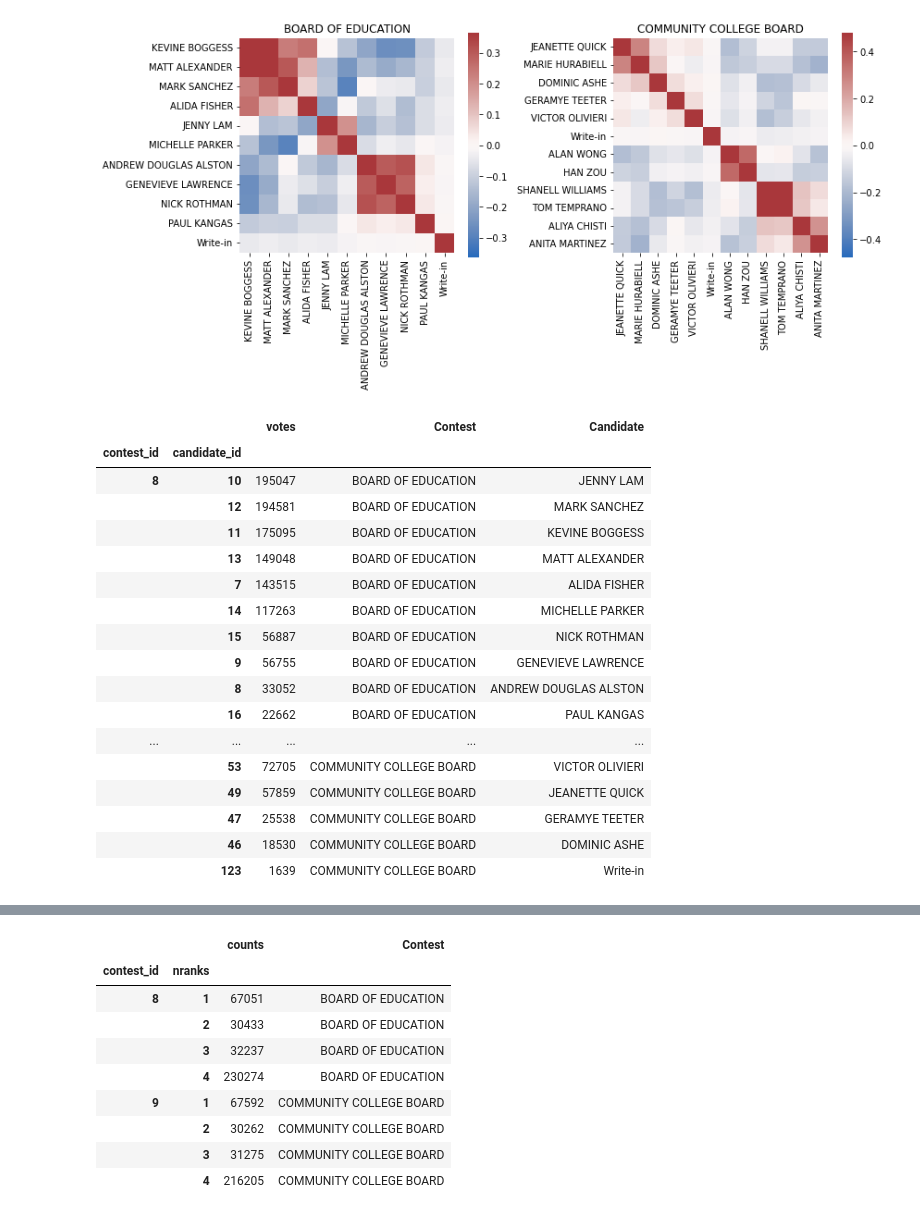
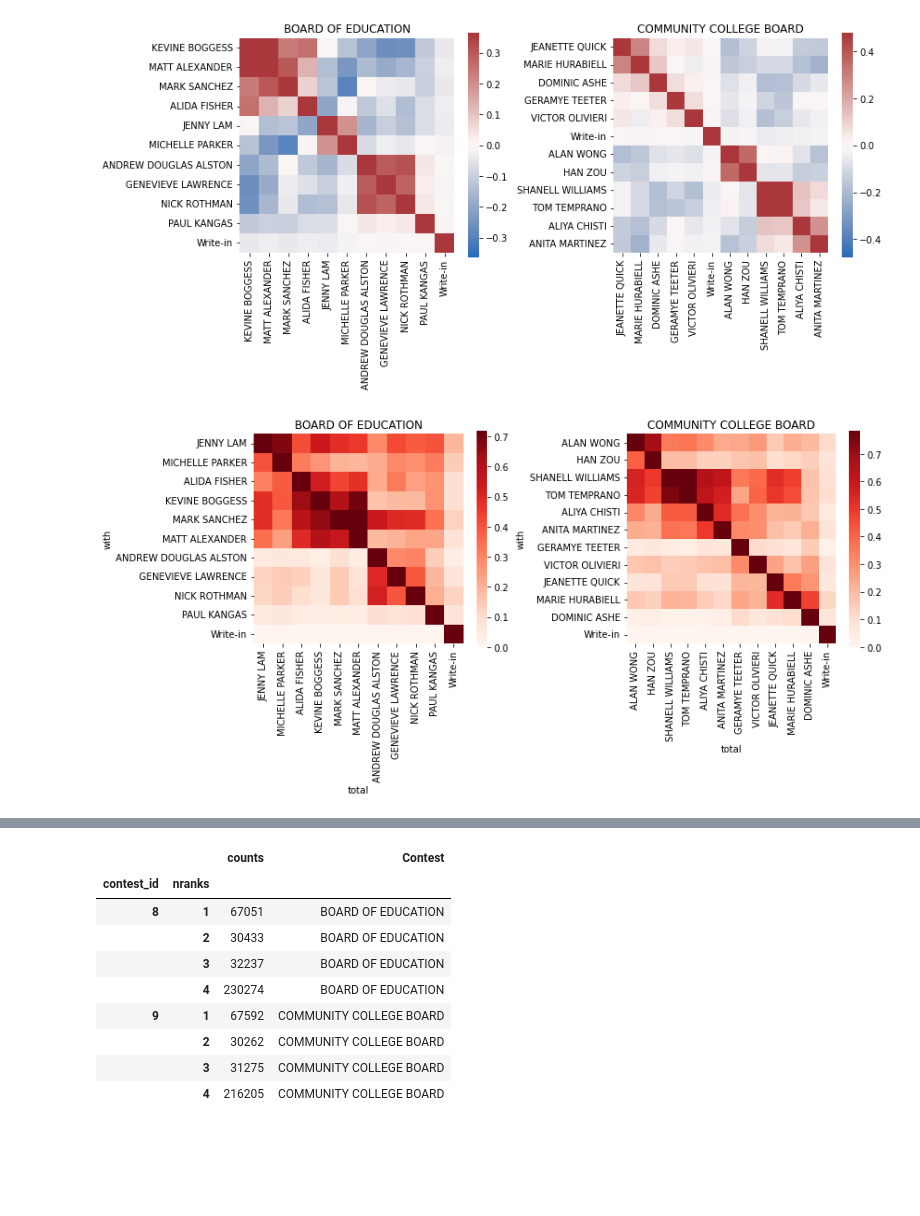
Before and after one commit to chrisroat/calrcv, a Jupyter notebook: analysis.ipynb, the cells around one changed output, grey strips where cells are left out. Drawn from its saved outputs; the diff is of its cells as text; code cells hidden in the pictures; blank space fills up the shorter version.

```diff
--- a/analysis.ipynb
+++ b/analysis.ipynb
@@ -24,6 +25,7 @@ df = df[df["is_vote"] & ~df["is_ambiguous"]]
 %%time
 
 df_corrs = {}
+df_fracs = {}
 for contest_id, df_corr in df.groupby(['contest_id']):
     df_corr = df_corr.join(df_candidates)
     df_corr['mark'] = 1
@@ -35,4 +37,5 @@ for contest_id, df_corr in df.groupby(['contest_id']):
     )
     contest = df_contests.loc[contest_id, 'Contest']
     df_corrs[contest] = df_corr.corr()
+    df_fracs[contest] = df_corr.T.dot(df_corr) / df_corr.sum()
 # %% [output]
@@ -41,26 +57,11 @@ Wall time: 1.97 s
 # %%
-col_wrap = 2
-ncontests = len(df_corrs)
-
-ncol = ncontests if ncontests < col_wrap else col_wrap
-nrow = int(np.ceil(ncontests / col_wrap))
-
 _, axes = plt.subplots(nrows=nrow, ncols=ncol, figsize=(ncol*6, nrow*6))
 
 for (contest, df_corr), ax in zip(df_corrs.items(), axes.flatten()):
-
-    import scipy.cluster.hierarchy as spc
-    pdist = spc.distance.pdist(df_corr.values)
-    linkage = spc.linkage(pdist, method='complete')
-    idx = spc.fcluster(linkage, 0.5 * pdist.max(), 'distance')
-    idx = np.argsort(idx)
-    df_corr = df_corr.iloc[idx, idx]
-
+    df_corr = cluster_order(df_corr)
     size = df_corr.shape[0]
     mask = np.triu(np.repeat(True, size))
-
     limit = np.abs(df_corr.values[~mask]).max()
-
     sns.heatmap(df_corr, square=True,
                 cmap="vlag", vmin=-limit, vmax=limit,
                 ax=ax, cbar_kws={"shrink": 0.8})
@@ -72,31 +73,22 @@ for (contest, df_corr), ax in zip(df_corrs.items(), axes.flatten()):
 plt.tight_layout()
 # %% [output]
 [figure]
-# %%
-df_sizes = df.groupby(["contest_id", "candidate_id"], observed=True).size().to_frame('votes')
-
-def sort_votes(d):
-    return d.sort_values('votes', ascending=False).reset_index('contest_id', drop=True)
-
-df_sizes = df_sizes.groupby('contest_id').apply(sort_votes)
-df_sizes = df_sizes.join(df_contests['Contest']).join(df_candidates)
-df_sizes
-# %% [output]
-|  |  | votes | Contest | Candidate |
-| contest_id | candidate_id |  |  |  |
-| 8 | 10 | 195047 | BOARD OF EDUCATION | JENNY LAM |
-|  | 12 | 194581 | BOARD OF EDUCATION | MARK SANCHEZ |
-|  | 11 | 175095 | BOARD OF EDUCATION | KEVINE BOGGESS |
-|  | 13 | 149048 | BOARD OF EDUCATION | MATT ALEXANDER |
-|  | 7 | 143515 | BOARD OF EDUCATION | ALIDA FISHER |
-|  | 14 | 117263 | BOARD OF EDUCATION | MICHELLE PARKER |
-|  | 15 | 56887 | BOARD OF EDUCATION | NICK ROTHMAN |
-|  | 9 | 56755 | BOARD OF EDUCATION | GENEVIEVE LAWRENCE |
-|  | 8 | 33052 | BOARD OF EDUCATION | ANDREW DOUGLAS ALSTON |
-|  | 16 | 22662 | BOARD OF EDUCATION | PAUL KANGAS |
-| ... | ... | ... | ... | ... |
-|  | 53 | 72705 | COMMUNITY COLLEGE BOARD | VICTOR OLIVIERI |
-|  | 49 | 57859 | COMMUNITY COLLEGE BOARD | JEANETTE QUICK |
-|  | 47 | 25538 | COMMUNITY COLLEGE BOARD | GERAMYE TEETER |
-|  | 46 | 18530 | COMMUNITY COLLEGE BOARD | DOMINIC ASHE |
-|  | 123 | 1639 | COMMUNITY COLLEGE BOARD | Write-in |
+# %%
+_, axes = plt.subplots(nrows=nrow, ncols=ncol, figsize=(ncol*6, nrow*6))
+
+for (contest, df_frac), ax in zip(df_fracs.items(), axes.flatten()):
+    df_frac = cluster_order(df_frac)
+    size = df_frac.shape[0]
+    mask = np.eye(size, dtype=bool)
+    limit = np.abs(df_frac.values[~mask]).max()
+    sns.heatmap(df_frac, square=True,
+                cmap="Reds", vmin=0, vmax=limit,
+                ax=ax, cbar_kws={"shrink": 0.8})
+
+    ax.set_title(contest)
+    ax.set_xlabel('total')
+    ax.set_ylabel('with')
+
+plt.tight_layout()
+# %% [output]
+[figure, added]
```
Also changed, not shown: parts of 4 cells of this notebook.
